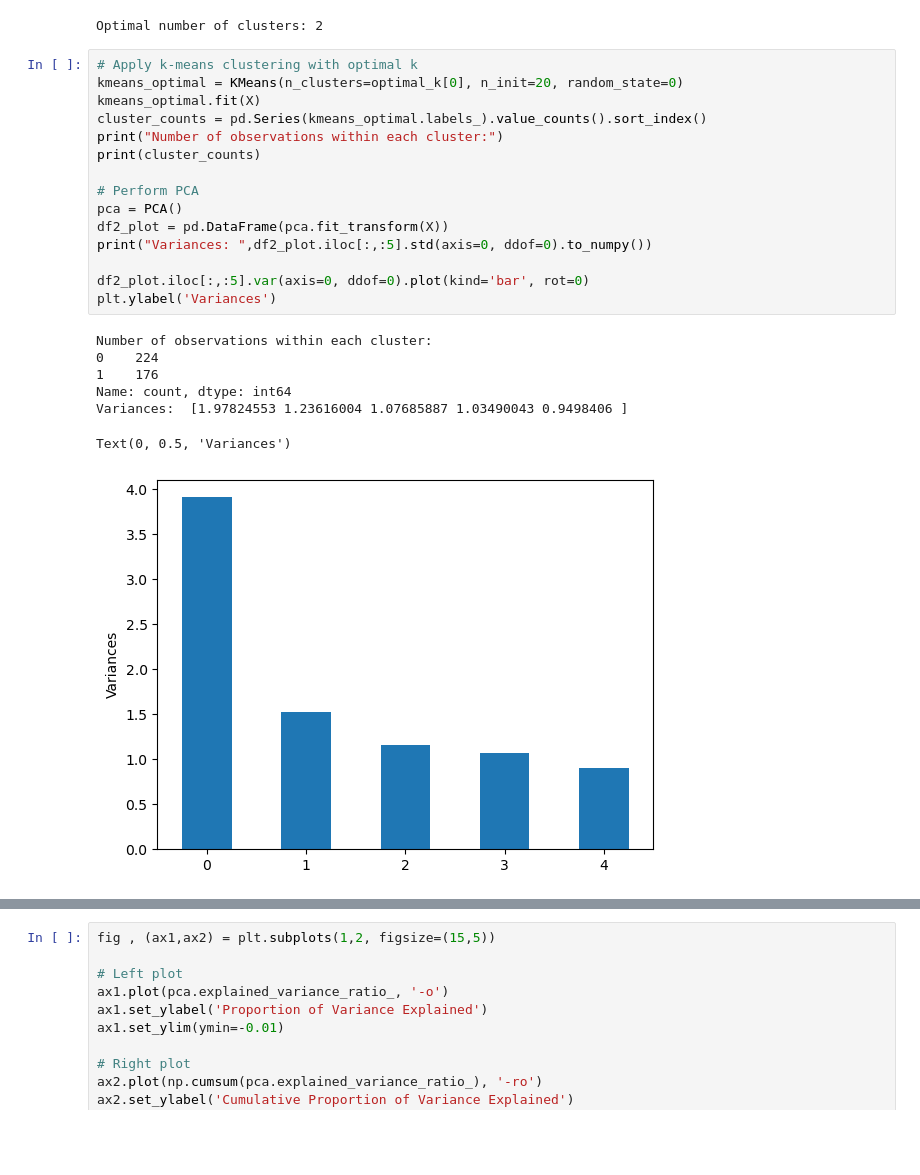
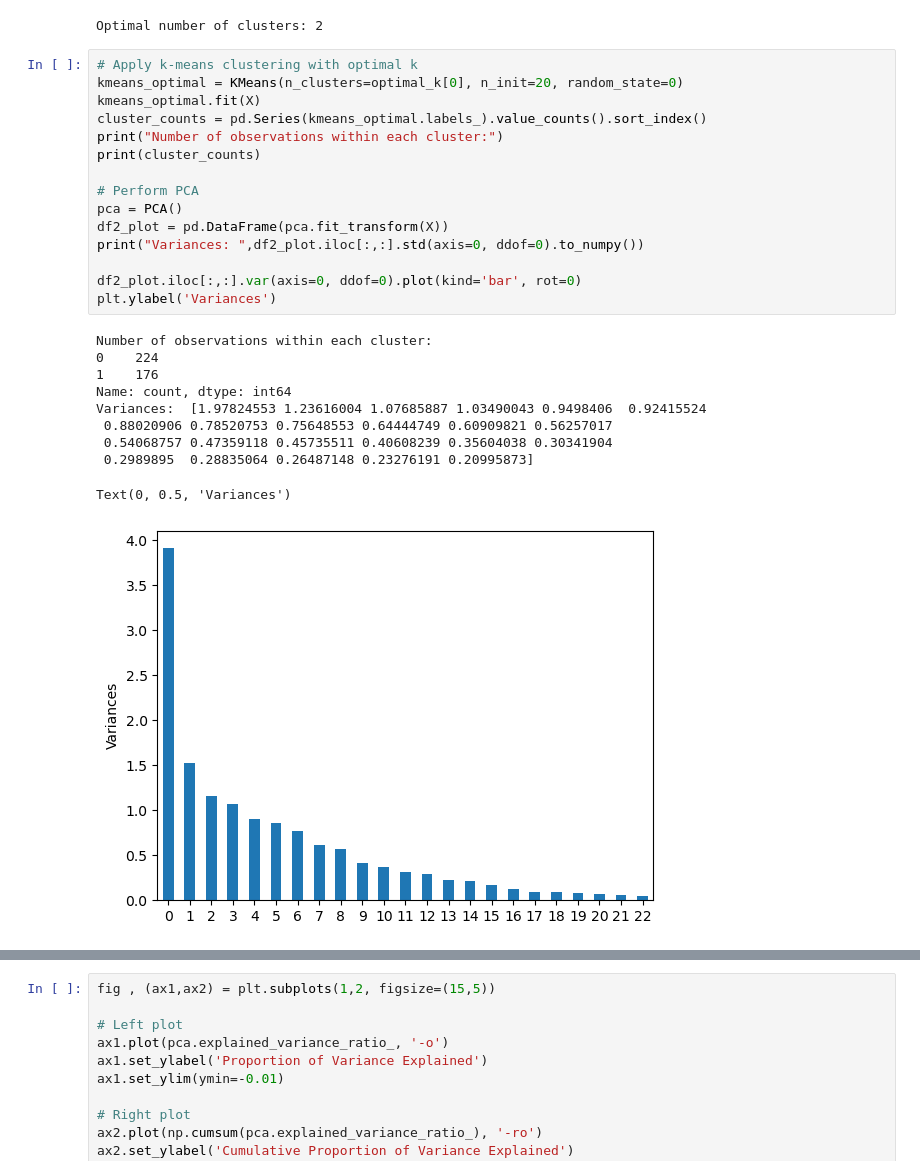
Before and after one commit to JennaOrvitz/Stats3DA3FinalProject, a Jupyter notebook: Stats3DA3.ipynb, the cells around one changed output, grey strips where cells are left out. Drawn from its saved outputs; the diff is of its cells as text; blank space fills up the shorter version.

```diff
--- a/Stats3DA3.ipynb
+++ b/Stats3DA3.ipynb
@@ -506,24 +506,27 @@ Optimal number of clusters: 2
 # %%
 # Apply k-means clustering with optimal k
 kmeans_optimal = KMeans(n_clusters=optimal_k[0], n_init=20, random_state=0)
 kmeans_optimal.fit(X)
 cluster_counts = pd.Series(kmeans_optimal.labels_).value_counts().sort_index()
 print("Number of observations within each cluster:")
 print(cluster_counts)
 
 # Perform PCA
 pca = PCA()
 df2_plot = pd.DataFrame(pca.fit_transform(X))
-print("Variances: ",df2_plot.iloc[:,:5].std(axis=0, ddof=0).to_numpy())
+print("Variances: ",df2_plot.iloc[:,:].std(axis=0, ddof=0).to_numpy())
 
-df2_plot.iloc[:,:5].var(axis=0, ddof=0).plot(kind='bar', rot=0)
+df2_plot.iloc[:,:].var(axis=0, ddof=0).plot(kind='bar', rot=0)
 plt.ylabel('Variances')
 # %% [output]
 Number of observations within each cluster:
 0    224
 1    176
 Name: count, dtype: int64
-Variances:  [1.97824553 1.23616004 1.07685887 1.03490043 0.9498406 ]
+Variances:  [1.97824553 1.23616004 1.07685887 1.03490043 0.9498406  0.92415524
+ 0.88020906 0.78520753 0.75648553 0.64444749 0.60909821 0.56257017
+ 0.54068757 0.47359118 0.45735511 0.40608239 0.35604038 0.30341904
+ 0.2989895  0.28835064 0.26487148 0.23276191 0.20995873]
 Text(0, 0.5, 'Variances')
-[figure, old version]
+[figure, new version]
 # %%
```
Also changed, not shown: parts of 5 cells of this notebook.
